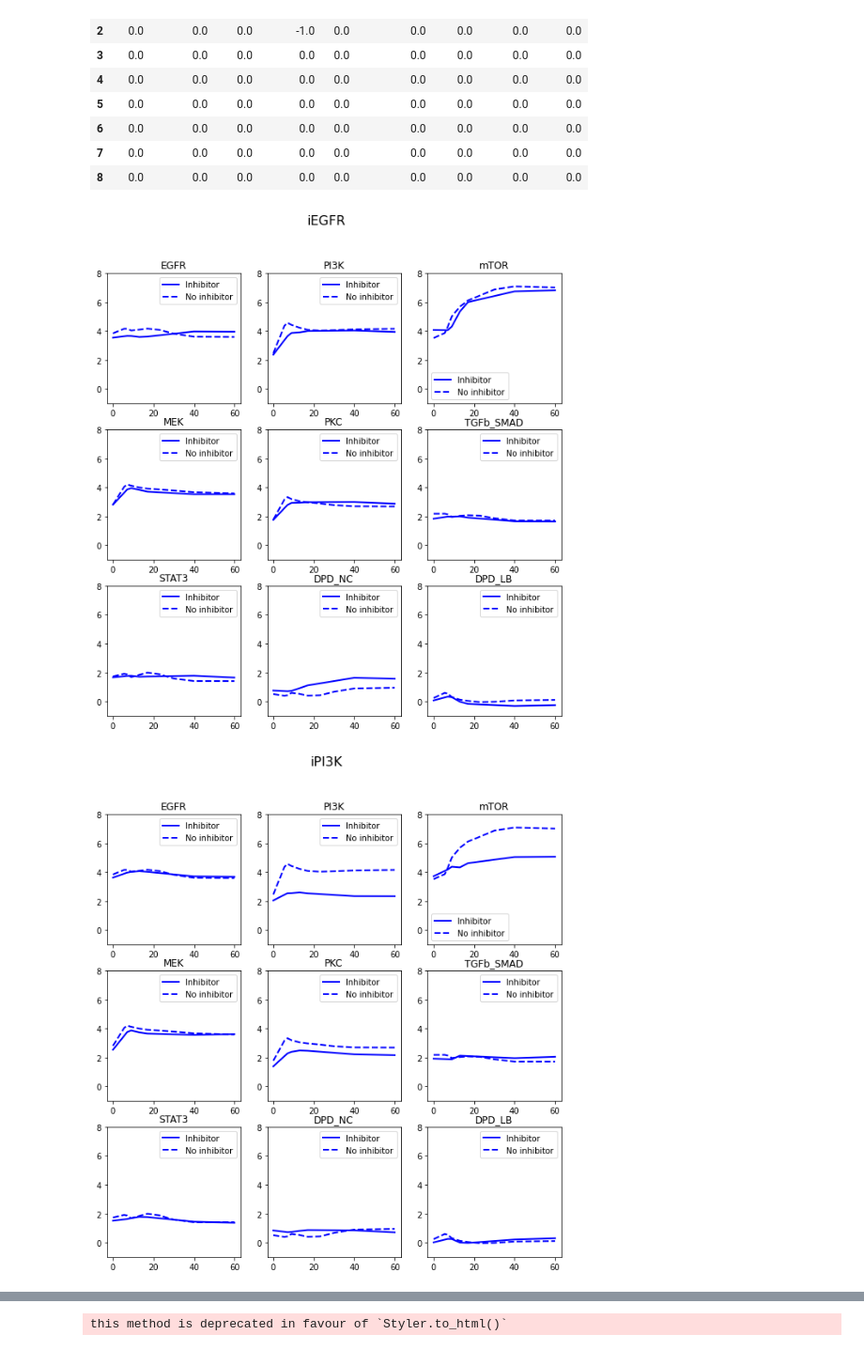
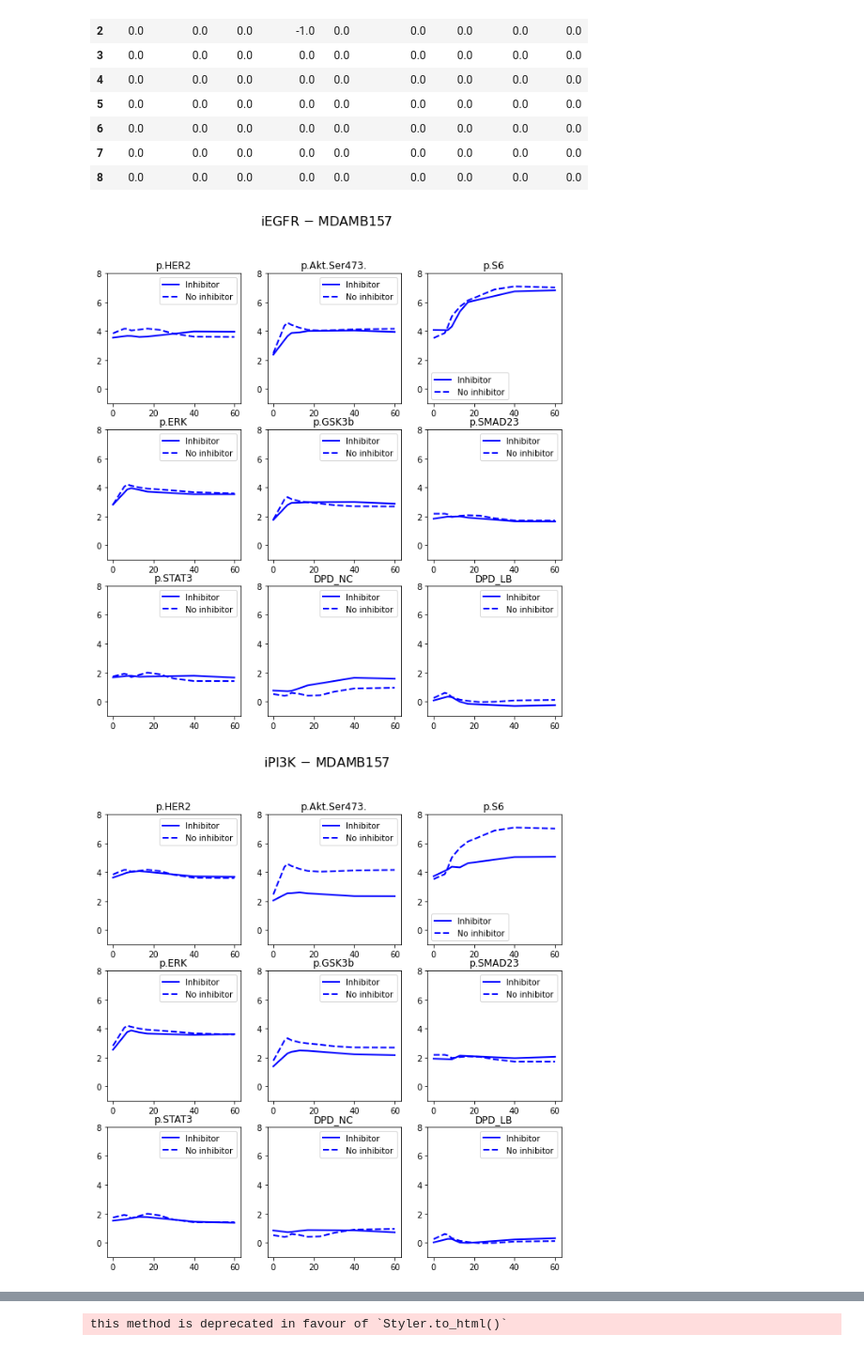
Before and after one commit to at2005/BTYSTE-2023, a Jupyter notebook: MSB cSTAR.ipynb, the cells around one changed output, grey strips where cells are left out. Shown: that part at 94% size. Saved outputs shown, nothing was run; the diff lists cells and outputs as text; code cells hidden in the pictures.

Commit message:
fix plots

```diff
--- a/MSB cSTAR.ipynb
+++ b/MSB cSTAR.ipynb
@@ -1079,12 +1079,11 @@ def plot_fold_changes(line):
     for pert in perts_lst:
         # plt.figure(figsize=(10,10))
         fig, axs = plt.subplots(3, 3, figsize=(10,10))
-        fig.suptitle(pert, fontsize=16)
+        fig.suptitle(pert + " $-$ " + line, fontsize=16)
 
         for module in module_lst:
             i1 = module_lst.index(module) // 3
             i2 = module_lst.index(module) % 3
-            # print(i1, i2)
 
 
             try:
@@ -1100,36 +1099,37 @@ def plot_fold_changes(line):
             try:
                 y_vals = data_fold_df[module_dict[module]]
             except:
                 y_vals = data_fold_df[module]
             axs[i1, i2].plot(x_vals, y_vals, label="Inhibitor", linewidth=2, color="blue")
 
             try:
                 data_fold_egf = (df_exp.drop(columns=[col for col in df_exp.columns if col not in [module_dict[module], "cell_line", "time", "treatment"]]))
             except:
                 data_fold_egf = (df_exp.drop(columns=[col for col in df_exp.columns if col not in [module, "cell_line", "time", "treatment"]]))
 
 
             data_fold_egf = data_fold_egf[data_fold_egf.treatment == "EGF"]
             x_vals_egf = data_fold_egf.time
 
             try:
                 y_vals_egf = data_fold_egf[module_dict[module]]
             except:
                 y_vals_egf = data_fold_egf[module]
 
             axs[i1, i2].plot(x_vals_egf, y_vals_egf, "--", label="No inhibitor", linewidth=2, color="blue")
             axs[i1, i2].legend()
-            axs[i1, i2].set_title(module)
+            try:
+                axs[i1, i2].set_title(module_dict[module])
+            except:
+                axs[i1, i2].set_title(module)
+
             axs[i1, i2].set_ylim([-1,8])
 
         # axs.itle(pert)
         # plt.ylim([-1,8])
         plt.show()
 
-
-
-
 plot_fold_changes("MDAMB157")
 # %% [output]
-[figure, old version]
+[figure, new version]
-[figure, old version]
+[figure, new version]
```
Also changed, not shown: parts of 1 cell of this notebook.
